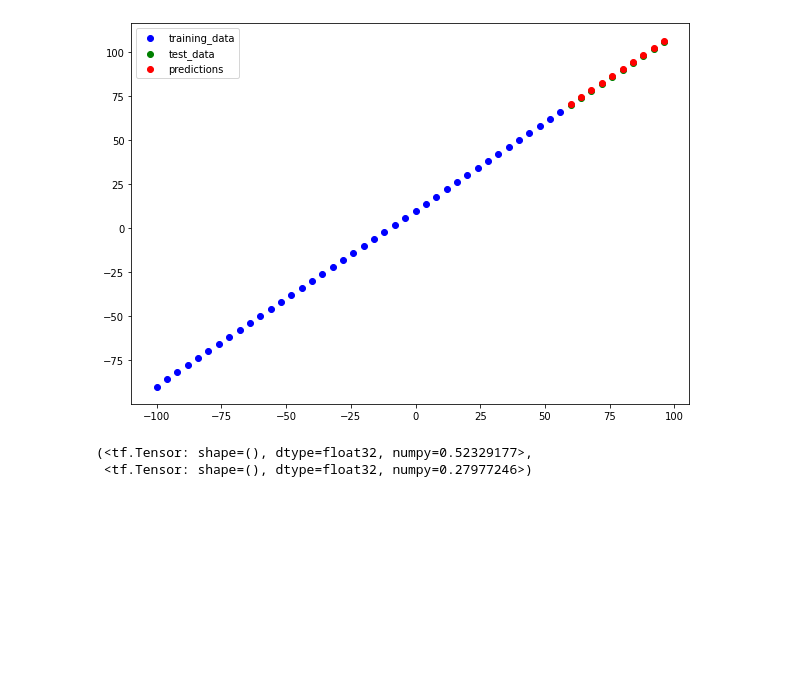
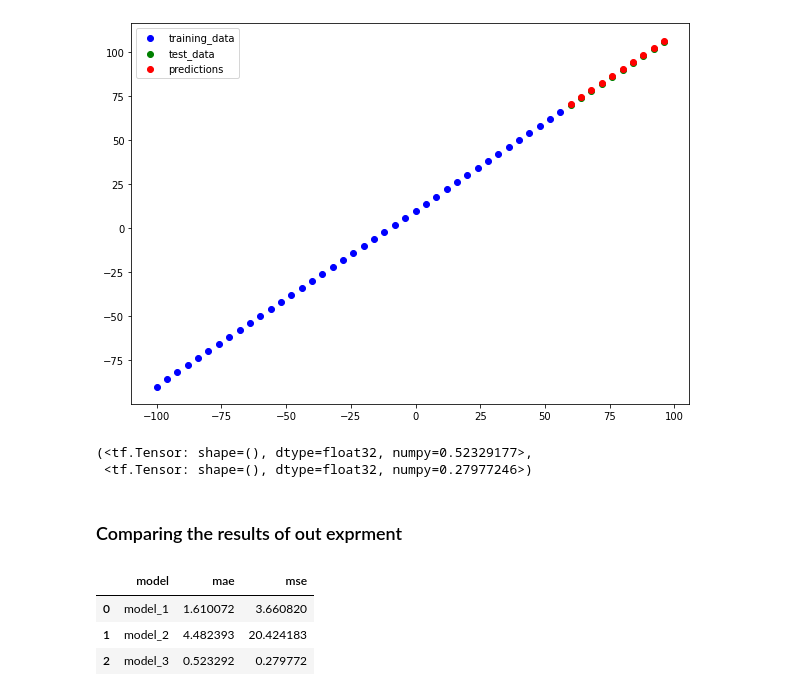
Before and after one commit to sasumwen/tensorflow-developer-certificate_ZTM, a Jupyter notebook: 01_Neural_Network_Regression_with_TensorFlow.ipynb, the cells around one changed output. Drawn from its saved outputs; the diff is of its cells as text; code cells hidden in the pictures; blank space fills up the shorter version.

```diff
--- a/01_Neural_Network_Regression_with_TensorFlow.ipynb
+++ b/01_Neural_Network_Regression_with_TensorFlow.ipynb
@@ -676,3 +676,23 @@ mae_3, mse_3
 # %% [output]
 (<tf.Tensor: shape=(), dtype=float32, numpy=0.52329177>,
  <tf.Tensor: shape=(), dtype=float32, numpy=0.27977246>)
+# %% [markdown]
+### Comparing the results of out exprment
+# %%
+# lets use pd to conpare
+
+import pandas as pd
+model_results = [
+    ["model_1", mae_1.numpy(), mse_1.numpy()],
+    ['model_2', mae_2.numpy(), mse_2.numpy()],
+    ["model_3", mae_3.numpy(), mse_3.numpy()]
+                ]
+
+all_results = pd.DataFrame(model_results, columns=["model", "mae", "mse"])
+# %%
+all_results
+# %% [output]
+|  | model | mae | mse |
+| 0 | model_1 | 1.610072 | 3.660820 |
+| 1 | model_2 | 4.482393 | 20.424183 |
+| 2 | model_3 | 0.523292 | 0.279772 |
```
Also changed, not shown: parts of 1 cell of this notebook.
